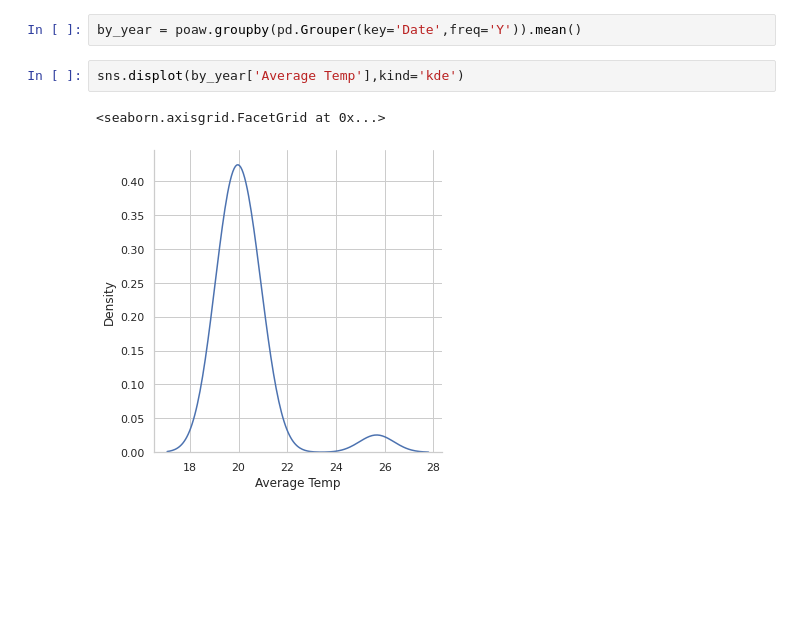
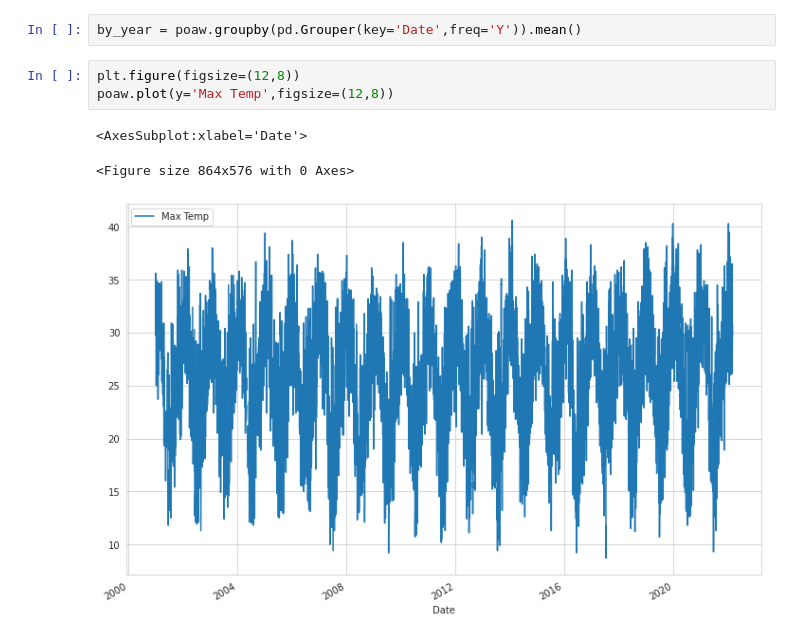
Before and after one commit to attrindade/poa-weather-analysis, a Jupyter notebook: weather-comparation.ipynb, the cells around one changed output. Saved outputs shown, nothing was run; the diff lists cells and outputs as text; blank space fills up the shorter version.

```diff
--- a/weather-comparation.ipynb
+++ b/weather-comparation.ipynb
@@ -85,7 +96,9 @@ sns.pairplot(poaw)
 # %%
 by_year = poaw.groupby(pd.Grouper(key='Date',freq='Y')).mean()
-# %%
-sns.displot(by_year['Average Temp'],kind='kde')
-# %% [output]
-<seaborn.axisgrid.FacetGrid at 0x...>
-[figure, removed]
+# %%
+plt.figure(figsize=(12,8))
+poaw.plot(y='Max Temp',figsize=(12,8))
+# %% [output]
+<AxesSubplot:xlabel='Date'>
+<Figure size 864x576 with 0 Axes>
+[figure, added]
```
Also changed, not shown: parts of 12 cells of this notebook.
